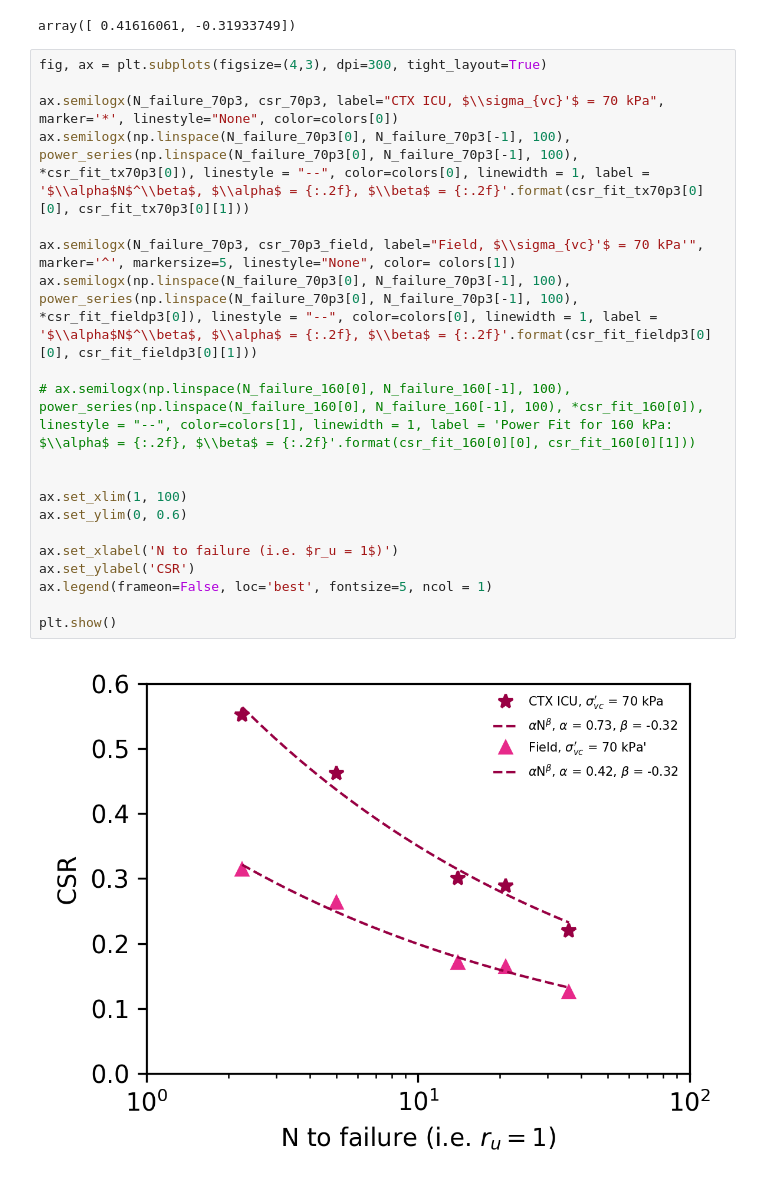
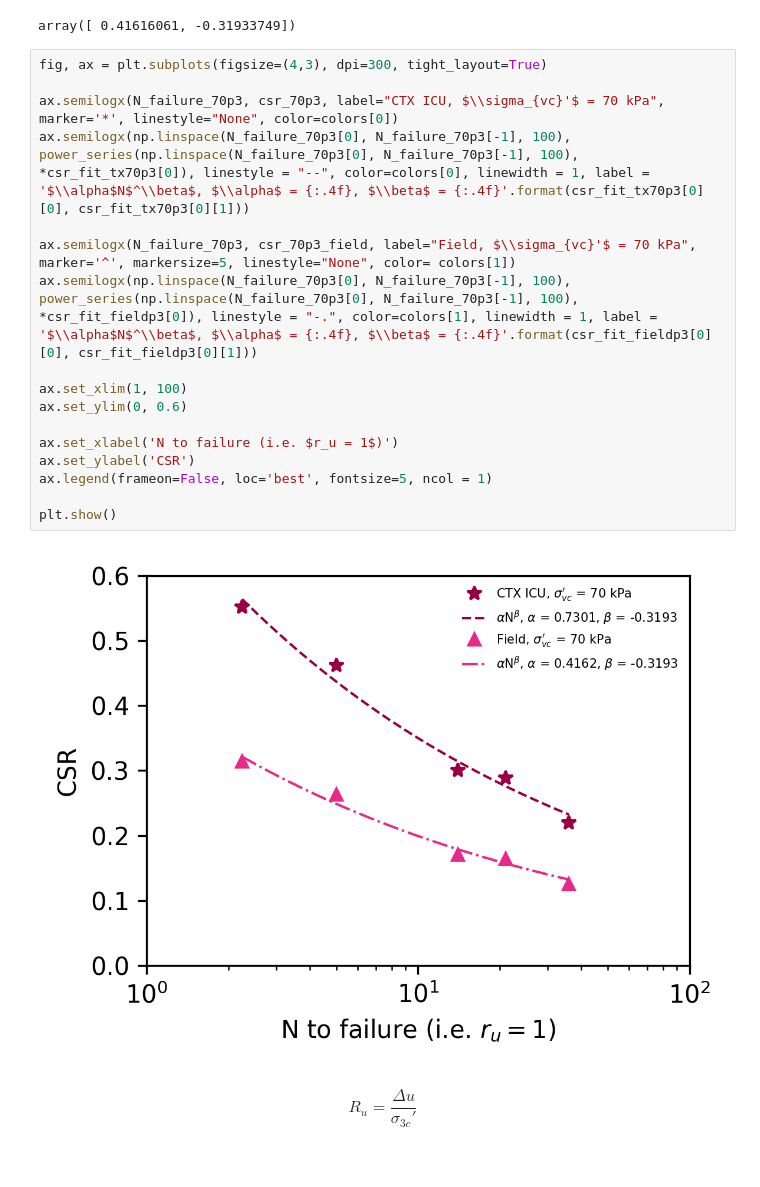
Before and after one commit to bKeungAuyeung/CE543-HW6, a Jupyter notebook: bAuyeung_HW6_CE543.ipynb, the cells around one changed output. Cells and saved outputs as stored; diff of their text form.

```diff
--- a/bAuyeung_HW6_CE543.ipynb
+++ b/bAuyeung_HW6_CE543.ipynb
@@ -123,22 +123,21 @@ array([ 0.41616061, -0.31933749])
 # %%
 fig, ax = plt.subplots(figsize=(4,3), dpi=300, tight_layout=True)
 
 ax.semilogx(N_failure_70p3, csr_70p3, label="CTX ICU, $\\sigma_{vc}'$ = 70 kPa", marker='*', linestyle="None", color=colors[0])
-ax.semilogx(np.linspace(N_failure_70p3[0], N_failure_70p3[-1], 100), power_series(np.linspace(N_failure_70p3[0], N_failure_70p3[-1], 100), *csr_fit_tx70p3[0]), linestyle = "--", color=colors[0], linewidth = 1, label = '$\\alpha$N$^\\beta$, $\\alpha$ = {:.2f}, $\\beta$ = {:.2f}'.format(csr_fit_tx70p3[0][0], csr_fit_tx70p3[0][1]))
+ax.semilogx(np.linspace(N_failure_70p3[0], N_failure_70p3[-1], 100), power_series(np.linspace(N_failure_70p3[0], N_failure_70p3[-1], 100), *csr_fit_tx70p3[0]), linestyle = "--", color=colors[0], linewidth = 1, label = '$\\alpha$N$^\\beta$, $\\alpha$ = {:.4f}, $\\beta$ = {:.4f}'.format(csr_fit_tx70p3[0][0], csr_fit_tx70p3[0][1]))
 
-ax.semilogx(N_failure_70p3, csr_70p3_field, label="Field, $\\sigma_{vc}'$ = 70 kPa'", marker='^', markersize=5, linestyle="None", color= colors[1])
-ax.semilogx(np.linspace(N_failure_70p3[0], N_failure_70p3[-1], 100), power_series(np.linspace(N_failure_70p3[0], N_failure_70p3[-1], 100), *csr_fit_fieldp3[0]), linestyle = "--", color=colors[0], linewidth = 1, label = '$\\alpha$N$^\\beta$, $\\alpha$ = {:.2f}, $\\beta$ = {:.2f}'.format(csr_fit_fieldp3[0][0], csr_fit_fieldp3[0][1]))
-
-# ax.semilogx(np.linspace(N_failure_160[0], N_failure_160[-1], 100), power_series(np.linspace(N_failure_160[0], N_failure_160[-1], 100), *csr_fit_160[0]), linestyle = "--", color=colors[1], linewidth = 1, label = 'Power Fit for 160 kPa: $\\alpha$ = {:.2f}, $\\beta$ = {:.2f}'.format(csr_fit_160[0][0], csr_fit_160[0][1]))
-
+ax.semilogx(N_failure_70p3, csr_70p3_field, label="Field, $\\sigma_{vc}'$ = 70 kPa", marker='^', markersize=5, linestyle="None", color= colors[1])
+ax.semilogx(np.linspace(N_failure_70p3[0], N_failure_70p3[-1], 100), power_series(np.linspace(N_failure_70p3[0], N_failure_70p3[-1], 100), *csr_fit_fieldp3[0]), linestyle = "-.", color=colors[1], linewidth = 1, label = '$\\alpha$N$^\\beta$, $\\alpha$ = {:.4f}, $\\beta$ = {:.4f}'.format(csr_fit_fieldp3[0][0], csr_fit_fieldp3[0][1]))
 
 ax.set_xlim(1, 100)
 ax.set_ylim(0, 0.6)
 
 ax.set_xlabel('N to failure (i.e. $r_u = 1$)')
 ax.set_ylabel('CSR')
 ax.legend(frameon=False, loc='best', fontsize=5, ncol = 1)
 
 plt.show()
 # %% [output]
-[figure, old version]
+[figure, new version]
+# %% [markdown]
+$$ R_u = \frac{\Delta u}{\sigma_{3c}'} $$
```
Also changed, not shown: parts of 3 cells of this notebook.
